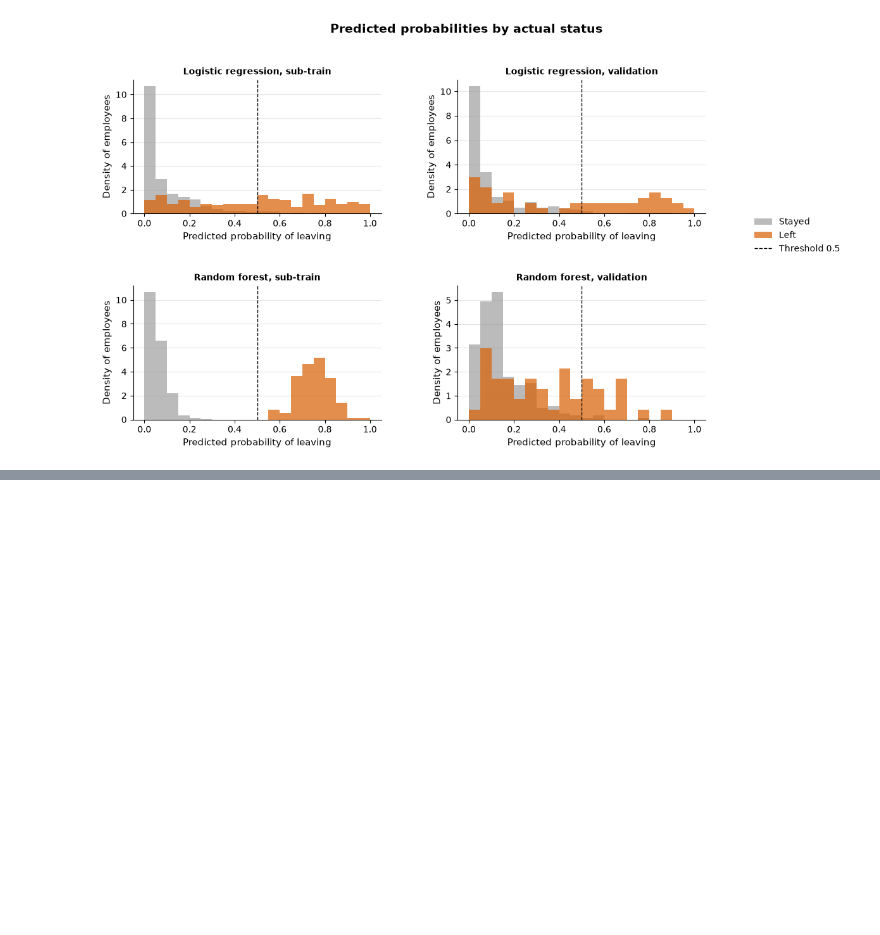
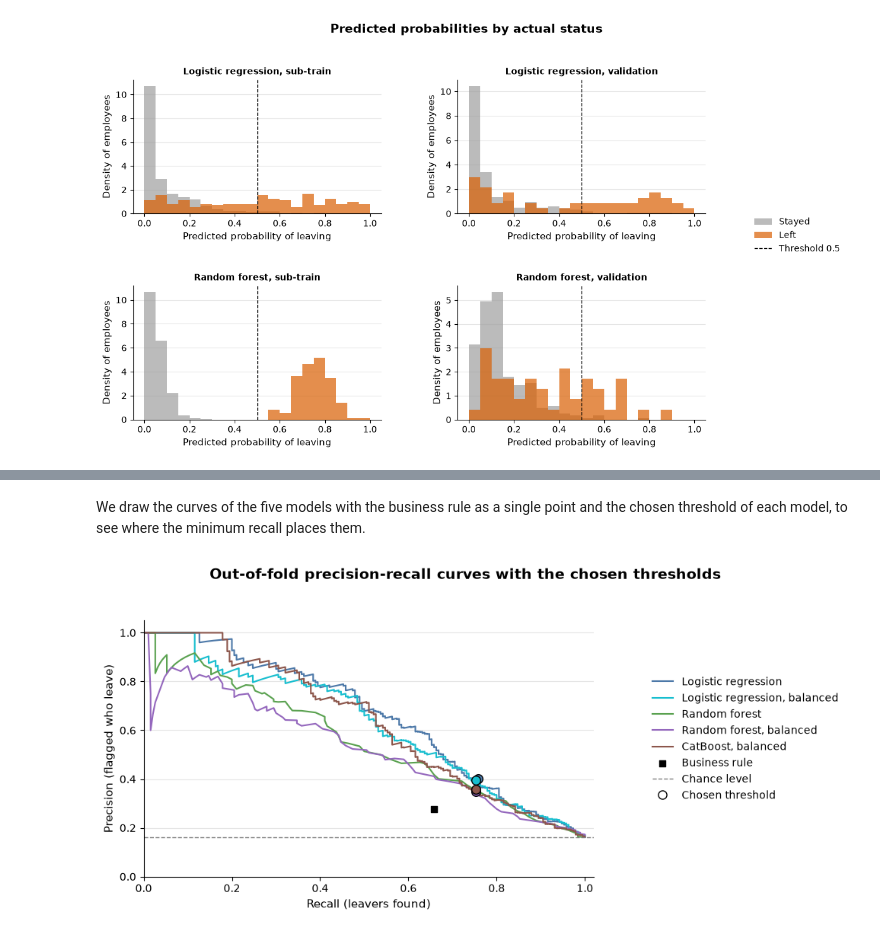
Before and after one commit to dapitch666/oc-p04-hr-attrition-classification, a Jupyter notebook: notebooks/02_modeling.ipynb, the cells around one changed output, grey strips where cells are left out. Drawn from its saved outputs; the diff is of its cells as text; code cells hidden in the pictures; blank space fills up the shorter version.

Commit message:
Complete the modeling notebook.

```diff
--- a/notebooks/02_modeling.ipynb
+++ b/notebooks/02_modeling.ipynb
@@ -895,0 +1034,15 @@ A lower threshold would find more leavers but also flag more stayers, because th
+# %%
+CURVE_MODELS = [name for name in CV_MODELS if name != "Dummy"]
+MODEL_COLORS = dict(
+    zip(
+        CURVE_MODELS,
+        ["#4c78a8", "#17becf", "#59a14f", "#9467bd", "#8c564b"],
+    )
+)
+
+oof_probabilities = {
+    name: cross_val_predict(
+        CV_MODELS[name], X_train, y_train, cv=CV, method="predict_proba"
+    )[:, 1]
+    for name in CURVE_MODELS
+}
@@ -895,0 +1097,63 @@ A lower threshold would find more leavers but also flag more stayers, because th
+# %% [markdown]
+We draw the curves of the five models with the business rule as a single point and the chosen threshold of each model, to see where the minimum recall places them.
+# %%
+def plot_oof_curves(title, chosen=None, scores=oof_probabilities, colors=MODEL_COLORS):
+    """Draw the out-of-fold precision-recall curves, with the chosen threshold of each model when given."""
+    fig, axes = make_grid(1, panel_height=5, n_cols=1, width=10)
+    ax = axes[0]
+    for name, color in colors.items():
+        precision, recall, _ = precision_recall_curve(y_train, scores[name])
+        ax.plot(recall, precision, color=color, label=name)
+        if chosen is not None:
+            ax.scatter(
+                chosen.loc[name, "Recall"],
+                chosen.loc[name, "Precision"],
+                s=70,
+                color=color,
+                edgecolor="black",
+                zorder=4,
+            )
+    rule_predicted = apply_business_rule(X_train)
+    ax.scatter(
+        recall_score(y_train, rule_predicted),
+        precision_score(y_train, rule_predicted),
+        color="black",
+        marker="s",
+        zorder=3,
+        label=RULE_NAME,
+    )
+    ax.axhline(
+        y_train.mean(),
+        color="gray",
+        linestyle="--",
+        linewidth=1,
+        label="Chance level",
+    )
+    handles, labels = ax.get_legend_handles_labels()
+    if chosen is not None:
+        handles.append(
+            plt.Line2D(
+                [],
+                [],
+                marker="o",
+                linestyle="",
+                color="white",
+                markeredgecolor="black",
+                markersize=8,
+            )
+        )
+        labels.append("Chosen threshold")
+    ax.set_xlabel("Recall (leavers found)")
+    ax.set_ylabel("Precision (flagged who leave)")
+    ax.set_xlim(0, 1.02)
+    ax.set_ylim(0, 1.05)
+    fig.legend(handles, labels, loc="outside right center")
+    fig.suptitle(title, fontsize=14, fontweight="bold")
+    plt.show()
+
+
+plot_oof_curves(
+    "Out-of-fold precision-recall curves with the chosen thresholds", chosen_thresholds
+)
+# %% [output]
+[figure, added]
```
Also changed, not shown: parts of 85 cells of this notebook.
